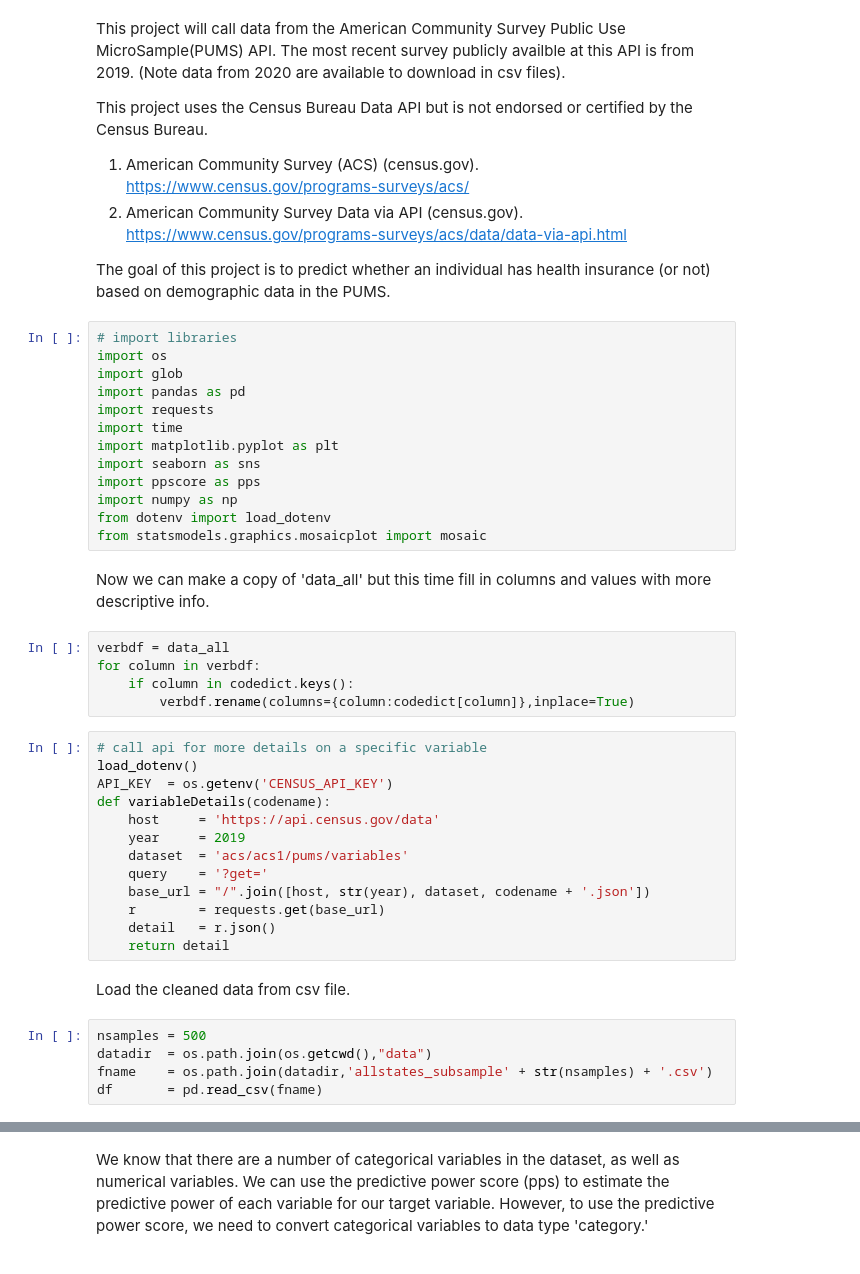
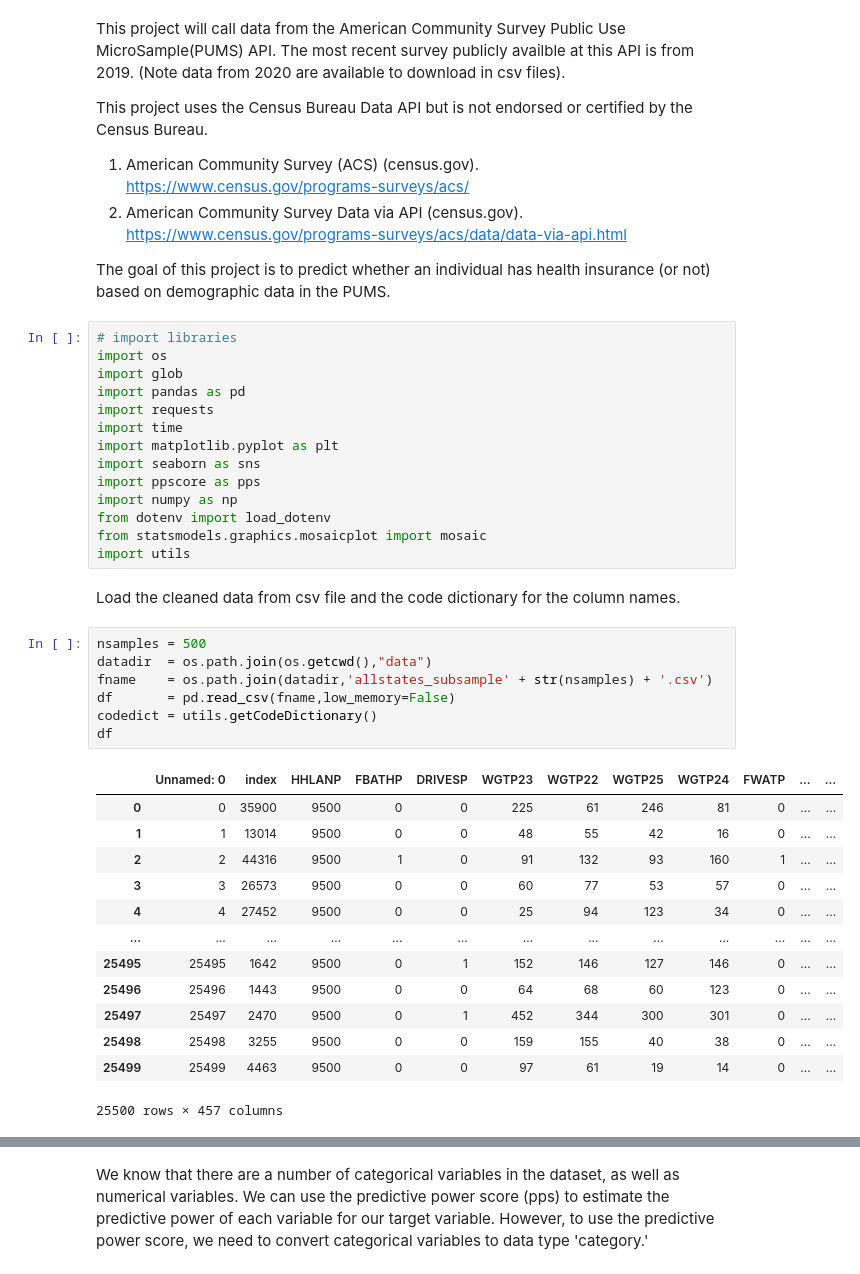
Before and after one commit to kadougherty/census_healthinsurance, a Jupyter notebook: census_healthinsurance_eda.ipynb, the cells around one changed output, grey strips where cells are left out. Cells and saved outputs as stored; diff of their text form.

```diff
--- a/census_healthinsurance_eda.ipynb
+++ b/census_healthinsurance_eda.ipynb
@@ -24,31 +24,28 @@ import ppscore as pps
 import numpy as np
 from dotenv import load_dotenv
 from statsmodels.graphics.mosaicplot import mosaic
+import utils
-# %% [markdown]
-Now we can make a copy of 'data_all' but this time fill in columns and values with more descriptive info.
-# %%
-verbdf = data_all
-for column in verbdf:
-    if column in codedict.keys():
-        verbdf.rename(columns={column:codedict[column]},inplace=True)
-# %%
-# call api for more details on a specific variable
-load_dotenv()
-API_KEY  = os.getenv('CENSUS_API_KEY')
-def variableDetails(codename):
-    host     = 'https://api.census.gov/data'
-    year     = 2019
-    dataset  = 'acs/acs1/pums/variables'
-    query    = '?get='
-    base_url = "/".join([host, str(year), dataset, codename + '.json'])
-    r        = requests.get(base_url)
-    detail   = r.json()
-    return detail
 # %% [markdown]
-Load the cleaned data from csv file.
+Load the cleaned data from csv file and the code dictionary for the column names.
 # %%
 nsamples = 500
 datadir  = os.path.join(os.getcwd(),"data")
 fname    = os.path.join(datadir,'allstates_subsample' + str(nsamples) + '.csv')
-df       = pd.read_csv(fname)
+df       = pd.read_csv(fname,low_memory=False)
+codedict = utils.getCodeDictionary()
+df
+# %% [output]
+|  | Unnamed: 0 | index | HHLANP | FBATHP | DRIVESP | WGTP23 | WGTP22 | WGTP25 | WGTP24 | FWATP | ... | ... |
+| 0 | 0 | 35900 | 9500 | 0 | 0 | 225 | 61 | 246 | 81 | 0 | ... | ... |
+| 1 | 1 | 13014 | 9500 | 0 | 0 | 48 | 55 | 42 | 16 | 0 | ... | ... |
+| 2 | 2 | 44316 | 9500 | 1 | 0 | 91 | 132 | 93 | 160 | 1 | ... | ... |
+| 3 | 3 | 26573 | 9500 | 0 | 0 | 60 | 77 | 53 | 57 | 0 | ... | ... |
+| 4 | 4 | 27452 | 9500 | 0 | 0 | 25 | 94 | 123 | 34 | 0 | ... | ... |
+| ... | ... | ... | ... | ... | ... | ... | ... | ... | ... | ... | ... | ... |
+| 25495 | 25495 | 1642 | 9500 | 0 | 1 | 152 | 146 | 127 | 146 | 0 | ... | ... |
+| 25496 | 25496 | 1443 | 9500 | 0 | 0 | 64 | 68 | 60 | 123 | 0 | ... | ... |
+| 25497 | 25497 | 2470 | 9500 | 0 | 1 | 452 | 344 | 300 | 301 | 0 | ... | ... |
+| 25498 | 25498 | 3255 | 9500 | 0 | 0 | 159 | 155 | 40 | 38 | 0 | ... | ... |
+| 25499 | 25499 | 4463 | 9500 | 0 | 0 | 97 | 61 | 19 | 14 | 0 | ... | ... |
+25500 rows × 457 columns
 # %%
```
Also changed, not shown: parts of 18 cells of this notebook, 2 other files.
